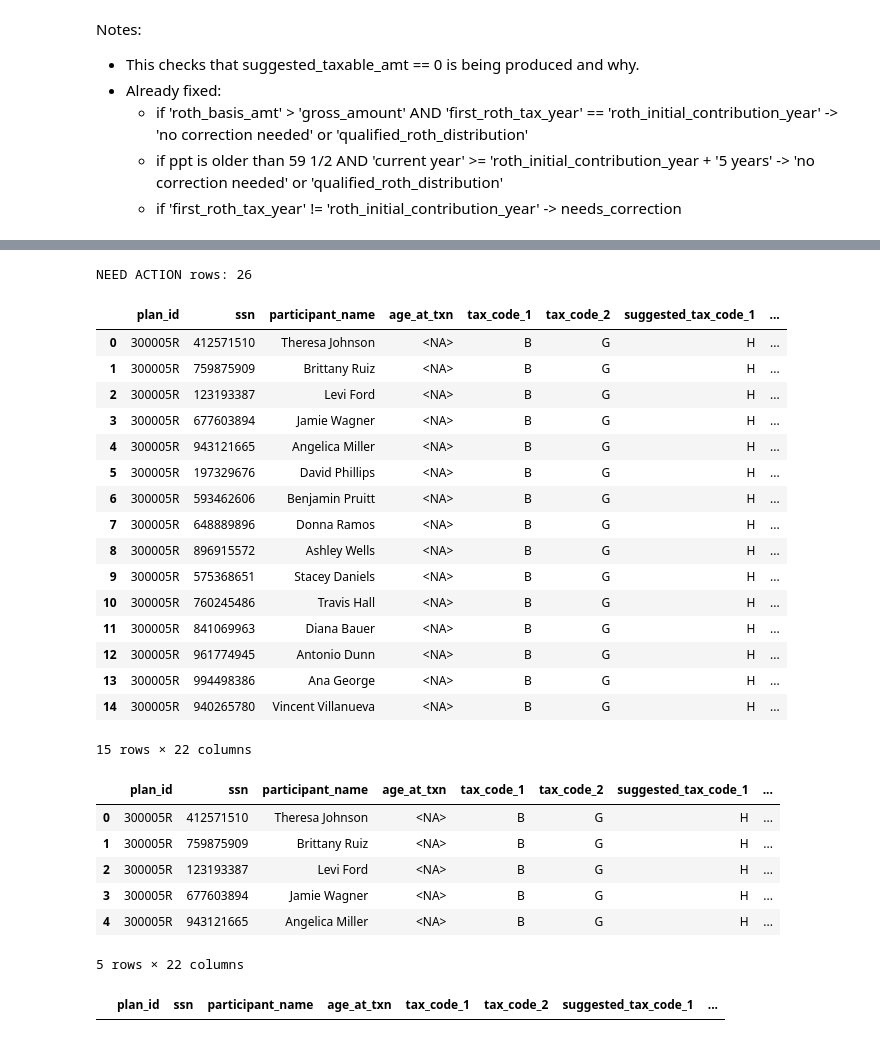
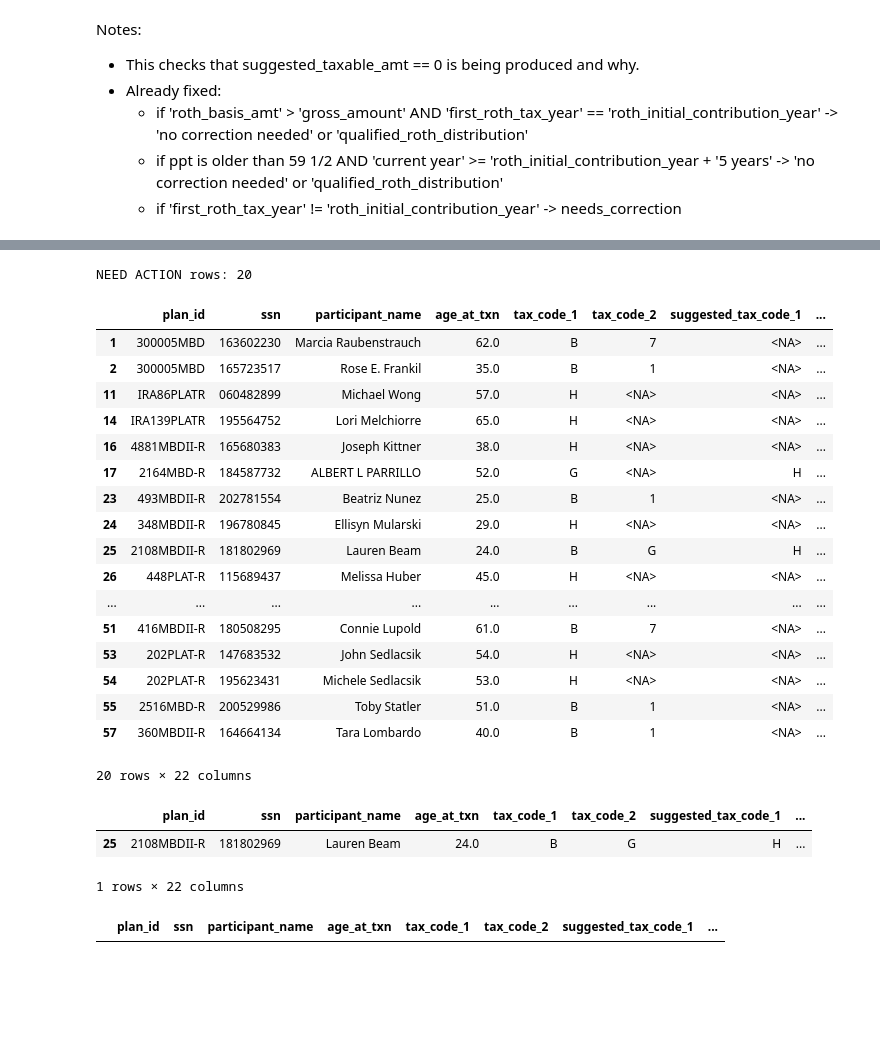
Before and after one commit to manuel-reyes-ml/1099_reconciliation_pipeline, a Jupyter notebook: notebooks/05_match_roth_basis_analysis.ipynb, the cells around one changed output, grey strips where cells are left out. Saved outputs shown, nothing was run; the diff lists cells and outputs as text; code cells hidden in the pictures; blank space fills up the shorter version.

Commit message:
notebooks: update jupyter notebooks 04 and 05 with correction file module testing cell and run pipeline to test date-filter new function

```diff
--- a/notebooks/05_match_roth_basis_analysis.ipynb
+++ b/notebooks/05_match_roth_basis_analysis.ipynb
@@ -43,7 +43,7 @@ else:
 # Optional date filtering (set to None for "All")
 date_filter = None
 # date_filter = DateFilterConfig(date_start="2025-07-01", date_end="2025-09-30", months=["July", "Aug", 9])
-
+date_filter = DateFilterConfig(date_start="2025-11-20", date_end="2025-12-31", months=None)
 
 # Load  and clean Matrix raw data
 matrix_raw = load_data.load_matrix_excel(path=matrix_path)
@@ -313,51 +333,48 @@ INVESTIGATE rows: 0
 # %%
 # Cell 16 - Validate columns for quick export to Excel to present to stakeholders
 
 action_df = relius_roth_basis[relius_roth_basis["action"].notna()]
 print(f"NEED ACTION rows: {len(action_df)}")
 export_roth_basis_df = action_df[
     [
         "plan_id","ssn","participant_name","age_at_txn", "tax_code_1",
         "tax_code_2", "suggested_tax_code_1",
         "suggested_tax_code_2", "new_tax_code", "gross_amt","fed_taxable_amt",
         "roth_initial_contribution_year","first_roth_tax_year","roth_basis_amt",
         "suggested_first_roth_tax_year","suggested_taxable_amt","correction_reason",
         "match_status","action", "matrix_account", "transaction_id", "txn_date",
     ]
 ]
 
-export_roth_basis_df.head(15)
+export_roth_basis_df.head(20)
 # %% [output]
-NEED ACTION rows: 26
+NEED ACTION rows: 20
 |  | plan_id | ssn | participant_name | age_at_txn | tax_code_1 | tax_code_2 | suggested_tax_code_1 | ... |
-| 0 | 300005R | 412571510 | Theresa Johnson | <NA> | B | G | H | ... |
-| 1 | 300005R | 759875909 | Brittany Ruiz | <NA> | B | G | H | ... |
-| 2 | 300005R | 123193387 | Levi Ford | <NA> | B | G | H | ... |
-| 3 | 300005R | 677603894 | Jamie Wagner | <NA> | B | G | H | ... |
-| 4 | 300005R | 943121665 | Angelica Miller | <NA> | B | G | H | ... |
-| 5 | 300005R | 197329676 | David Phillips | <NA> | B | G | H | ... |
-| 6 | 300005R | 593462606 | Benjamin Pruitt | <NA> | B | G | H | ... |
-| 7 | 300005R | 648889896 | Donna Ramos | <NA> | B | G | H | ... |
-| 8 | 300005R | 896915572 | Ashley Wells | <NA> | B | G | H | ... |
-| 9 | 300005R | 575368651 | Stacey Daniels | <NA> | B | G | H | ... |
-| 10 | 300005R | 760245486 | Travis Hall | <NA> | B | G | H | ... |
-| 11 | 300005R | 841069963 | Diana Bauer | <NA> | B | G | H | ... |
-| 12 | 300005R | 961774945 | Antonio Dunn | <NA> | B | G | H | ... |
-| 13 | 300005R | 994498386 | Ana George | <NA> | B | G | H | ... |
-| 14 | 300005R | 940265780 | Vincent Villanueva | <NA> | B | G | H | ... |
+| 1 | 300005MBD | 163602230 | Marcia Raubenstrauch | 62.0 | B | 7 | <NA> | ... |
+| 2 | 300005MBD | 165723517 | Rose E. Frankil | 35.0 | B | 1 | <NA> | ... |
+| 11 | IRA86PLATR | 060482899 | Michael Wong | 57.0 | H | <NA> | <NA> | ... |
+| 14 | IRA139PLATR | 195564752 | Lori Melchiorre | 65.0 | H | <NA> | <NA> | ... |
+| 16 | 4881MBDII-R | 165680383 | Joseph Kittner | 38.0 | H | <NA> | <NA> | ... |
+| 17 | 2164MBD-R | 184587732 | ALBERT L PARRILLO | 52.0 | G | <NA> | H | ... |
+| 23 | 493MBDII-R | 202781554 | Beatriz Nunez | 25.0 | B | 1 | <NA> | ... |
+| 24 | 348MBDII-R | 196780845 | Ellisyn Mularski | 29.0 | H | <NA> | <NA> | ... |
+| 25 | 2108MBDII-R | 181802969 | Lauren Beam | 24.0 | B | G | H | ... |
+| 26 | 448PLAT-R | 115689437 | Melissa Huber | 45.0 | H | <NA> | <NA> | ... |
+| ... | ... | ... | ... | ... | ... | ... | ... | ... |
+| 51 | 416MBDII-R | 180508295 | Connie Lupold | 61.0 | B | 7 | <NA> | ... |
+| 53 | 202PLAT-R | 147683532 | John Sedlacsik | 54.0 | H | <NA> | <NA> | ... |
+| 54 | 202PLAT-R | 195623431 | Michele Sedlacsik | 53.0 | H | <NA> | <NA> | ... |
+| 55 | 2516MBD-R | 200529986 | Toby Statler | 51.0 | B | 1 | <NA> | ... |
+| 57 | 360MBDII-R | 164664134 | Tara Lombardo | 40.0 | B | 1 | <NA> | ... |
-15 rows × 22 columns
+20 rows × 22 columns
 # %%
 # Cell 17 - Validate engine behavior for tax codes 'B' and 'G'
 
 export_roth_basis_df[export_roth_basis_df["tax_code_1"].eq("B") & export_roth_basis_df["tax_code_2"].eq("G")].head()
 # %% [output]
 |  | plan_id | ssn | participant_name | age_at_txn | tax_code_1 | tax_code_2 | suggested_tax_code_1 | ... |
-| 0 | 300005R | 412571510 | Theresa Johnson | <NA> | B | G | H | ... |
-| 1 | 300005R | 759875909 | Brittany Ruiz | <NA> | B | G | H | ... |
-| 2 | 300005R | 123193387 | Levi Ford | <NA> | B | G | H | ... |
-| 3 | 300005R | 677603894 | Jamie Wagner | <NA> | B | G | H | ... |
-| 4 | 300005R | 943121665 | Angelica Miller | <NA> | B | G | H | ... |
+| 25 | 2108MBDII-R | 181802969 | Lauren Beam | 24.0 | B | G | H | ... |
-5 rows × 22 columns
+1 rows × 22 columns
 # %%
 # Cell 18 - Validate engine behavior for tax codes '4' and 'G'
 
```
Also changed, not shown: parts of 12 cells of this notebook, 1 other file.
